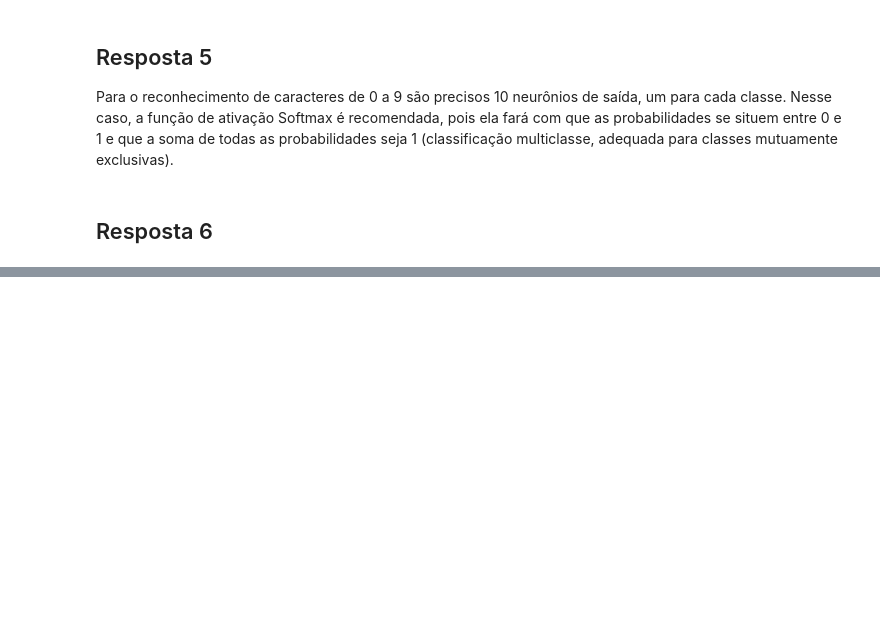
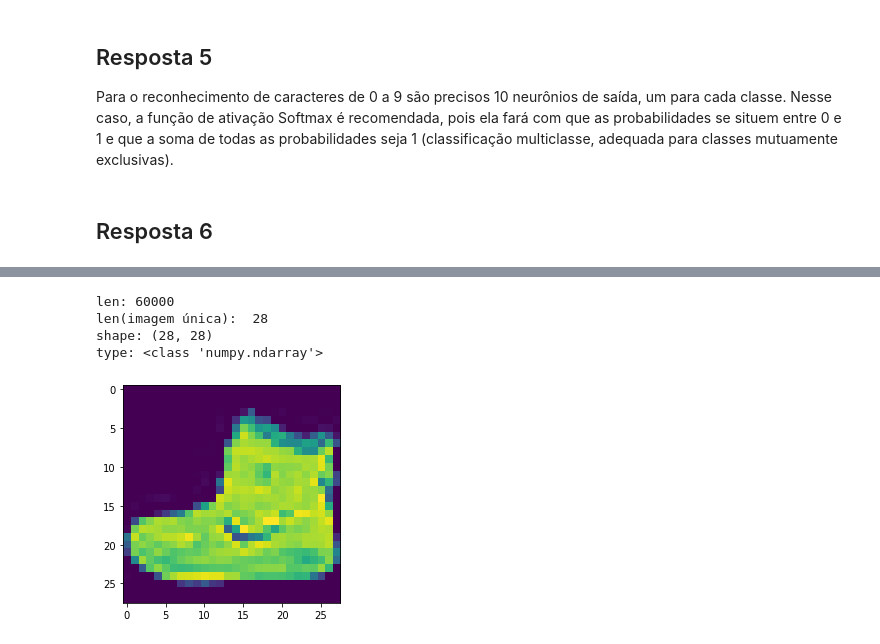
Before and after one commit to jespimentel/estudos_ia, a Jupyter notebook: 06_rna_pmc.ipynb, the cells around one changed output, grey strips where cells are left out. Saved outputs shown, nothing was run; the diff lists cells and outputs as text; code cells hidden in the pictures; blank space fills up the shorter version.

```diff
--- a/06_rna_pmc.ipynb
+++ b/06_rna_pmc.ipynb
@@ -258,0 +207,6 @@ plt.show()
+# %%
+# Carregando o banco de dados "Fashion MNIST"
+
+fashion_mnist = keras.datasets.fashion_mnist
+
+(train_images, train_labels), (test_images, test_labels) = fashion_mnist.load_data()
@@ -258,0 +222,19 @@ plt.show()
+# %%
+# Inspeções iniciais
+
+print("len:", len(train_images))
+print("len(imagem única): ", len(train_images[0]))
+print("shape:", train_images[0].shape)
+print("type:", type(train_images))
+# %% [output]
+len: 60000
+len(imagem única):  28
+shape: (28, 28)
+type: <class 'numpy.ndarray'>
+# %%
+# Inspecionando a primeira imagem:
+
+plt.imshow(train_images[0])
+plt.show()
+# %% [output]
+[figure, added]
```
Also changed, not shown: parts of 13 cells of this notebook.
